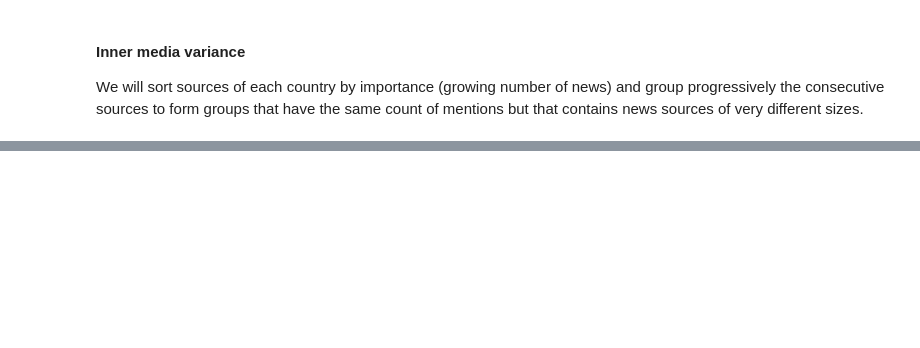
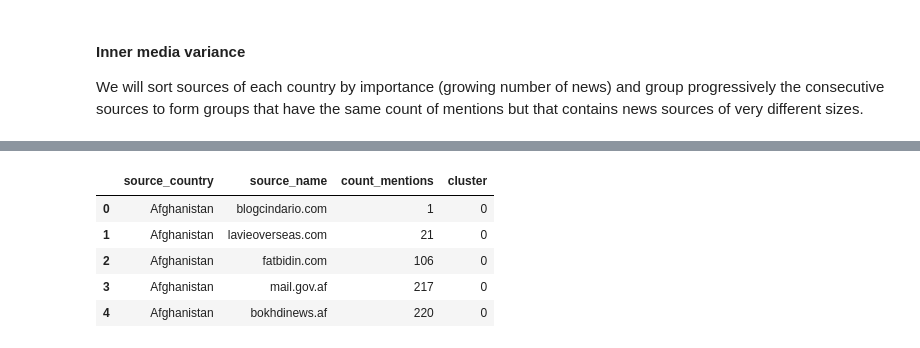
Before and after one commit to NatGr/projectAdA, a Jupyter notebook: tests_nathan.ipynb, the cells around one changed output, grey strips where cells are left out. Cells and saved outputs as stored; diff of their text form; code cells hidden in the pictures; blank space fills up the shorter version.

```diff
--- a/tests_nathan.ipynb
+++ b/tests_nathan.ipynb
@@ -571,0 +654,9 @@ source_cluster[source_cluster.source_country == "Belgium"]
+# %%
+source_cluster.head()
+# %% [output]
+|  | source_country | source_name | count_mentions | cluster |
+| 0 | Afghanistan | blogcindario.com | 1 | 0 |
+| 1 | Afghanistan | lavieoverseas.com | 21 | 0 |
+| 2 | Afghanistan | fatbidin.com | 106 | 0 |
+| 3 | Afghanistan | mail.gov.af | 217 | 0 |
+| 4 | Afghanistan | bokhdinews.af | 220 | 0 |
```
Also changed, not shown: parts of 13 cells of this notebook, 3 other files.
